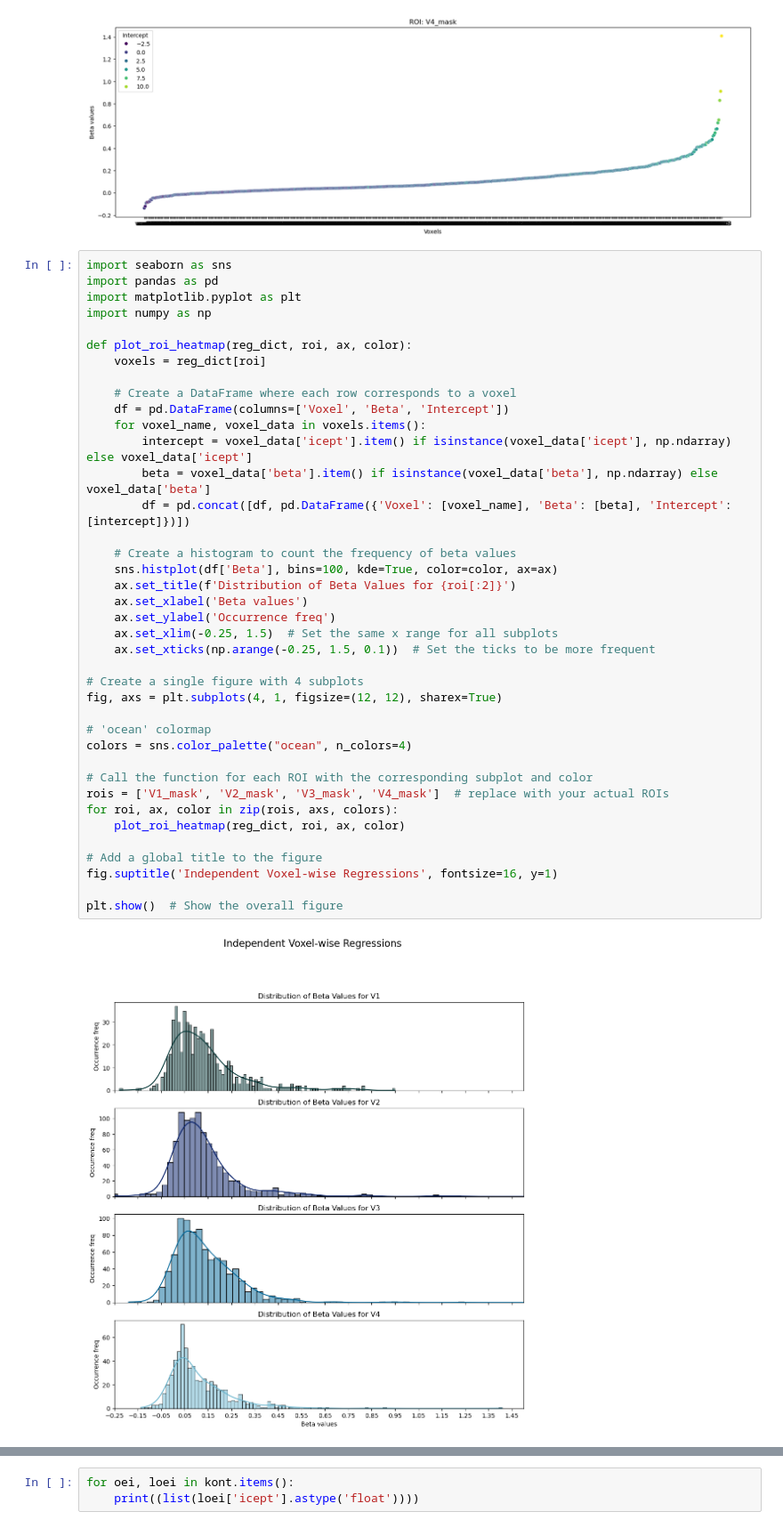
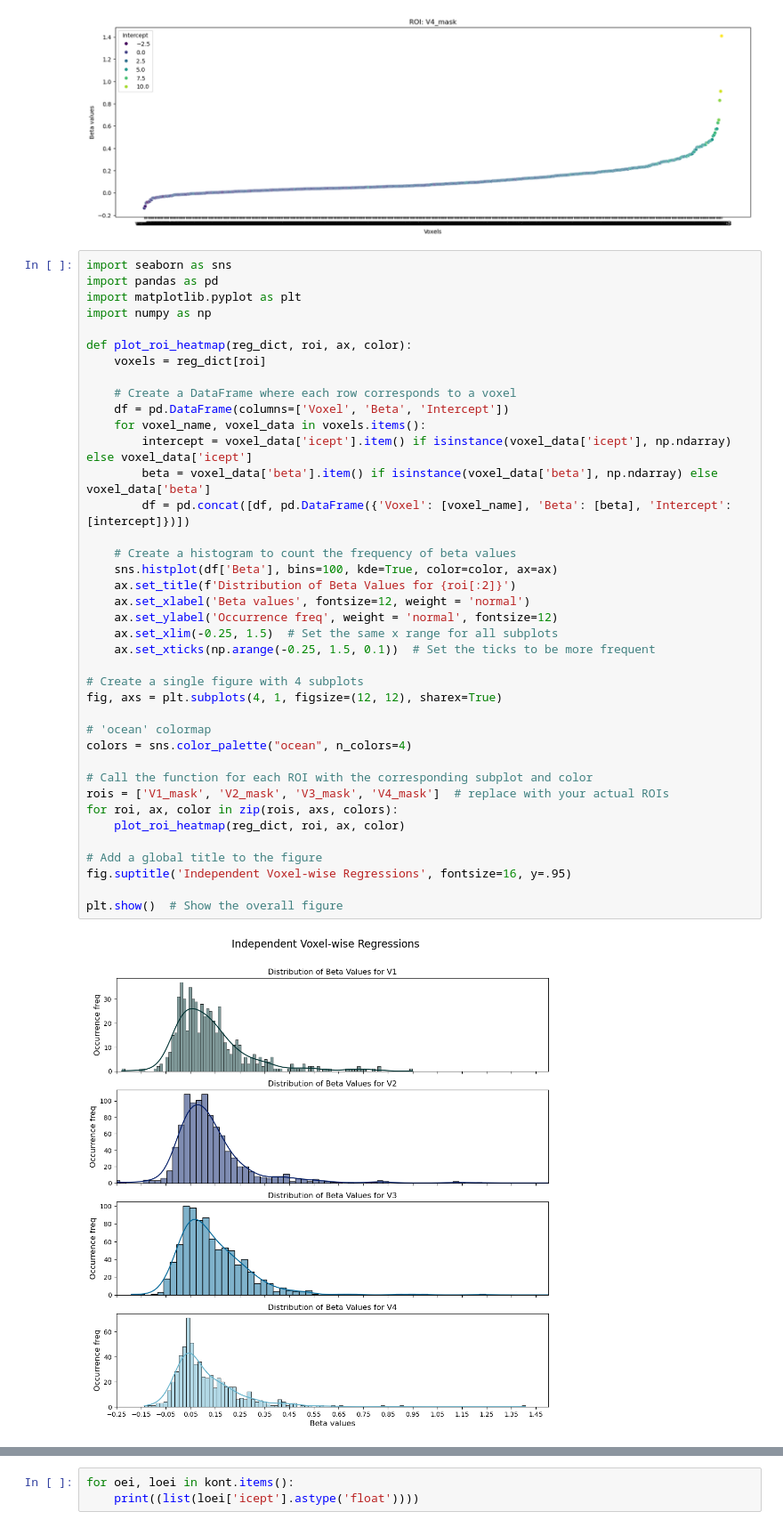
Before and after one commit to WiegerScheurer/spatpred, a Jupyter notebook: notebooks/construction_work.ipynb, the cells around one changed output, grey strips where cells are left out. Shown at 89% size. Cells and saved outputs as stored; diff of their text form.

Commit message:
download all betas

```diff
--- a/notebooks/construction_work.ipynb
+++ b/notebooks/construction_work.ipynb
@@ -318,37 +342,37 @@ def plot_roi_heatmap(reg_dict, roi, ax, color):
     voxels = reg_dict[roi]
 
     # Create a DataFrame where each row corresponds to a voxel
     df = pd.DataFrame(columns=['Voxel', 'Beta', 'Intercept'])
     for voxel_name, voxel_data in voxels.items():
         intercept = voxel_data['icept'].item() if isinstance(voxel_data['icept'], np.ndarray) else voxel_data['icept']
         beta = voxel_data['beta'].item() if isinstance(voxel_data['beta'], np.ndarray) else voxel_data['beta']
         df = pd.concat([df, pd.DataFrame({'Voxel': [voxel_name], 'Beta': [beta], 'Intercept': [intercept]})])
 
     # Create a histogram to count the frequency of beta values
     sns.histplot(df['Beta'], bins=100, kde=True, color=color, ax=ax)
     ax.set_title(f'Distribution of Beta Values for {roi[:2]}')
-    ax.set_xlabel('Beta values')
-    ax.set_ylabel('Occurrence freq')
+    ax.set_xlabel('Beta values', fontsize=12, weight = 'normal')
+    ax.set_ylabel('Occurrence freq', weight = 'normal', fontsize=12)
     ax.set_xlim(-0.25, 1.5)  # Set the same x range for all subplots
     ax.set_xticks(np.arange(-0.25, 1.5, 0.1))  # Set the ticks to be more frequent
 
 # Create a single figure with 4 subplots
 fig, axs = plt.subplots(4, 1, figsize=(12, 12), sharex=True)
 
 # 'ocean' colormap
 colors = sns.color_palette("ocean", n_colors=4)
 
 # Call the function for each ROI with the corresponding subplot and color
 rois = ['V1_mask', 'V2_mask', 'V3_mask', 'V4_mask']  # replace with your actual ROIs
 for roi, ax, color in zip(rois, axs, colors):
     plot_roi_heatmap(reg_dict, roi, ax, color)
 
 # Add a global title to the figure
-fig.suptitle('Independent Voxel-wise Regressions', fontsize=16, y=1)
+fig.suptitle('Independent Voxel-wise Regressions', fontsize=16, y=.95)
 
 plt.show()  # Show the overall figure
 # %% [output]
-[figure, old version]
+[figure, new version]
 # %%
 import numpy as np
 import statsmodels.api as sm
```
Also changed, not shown: parts of 3 cells of this notebook, 1 other file.
